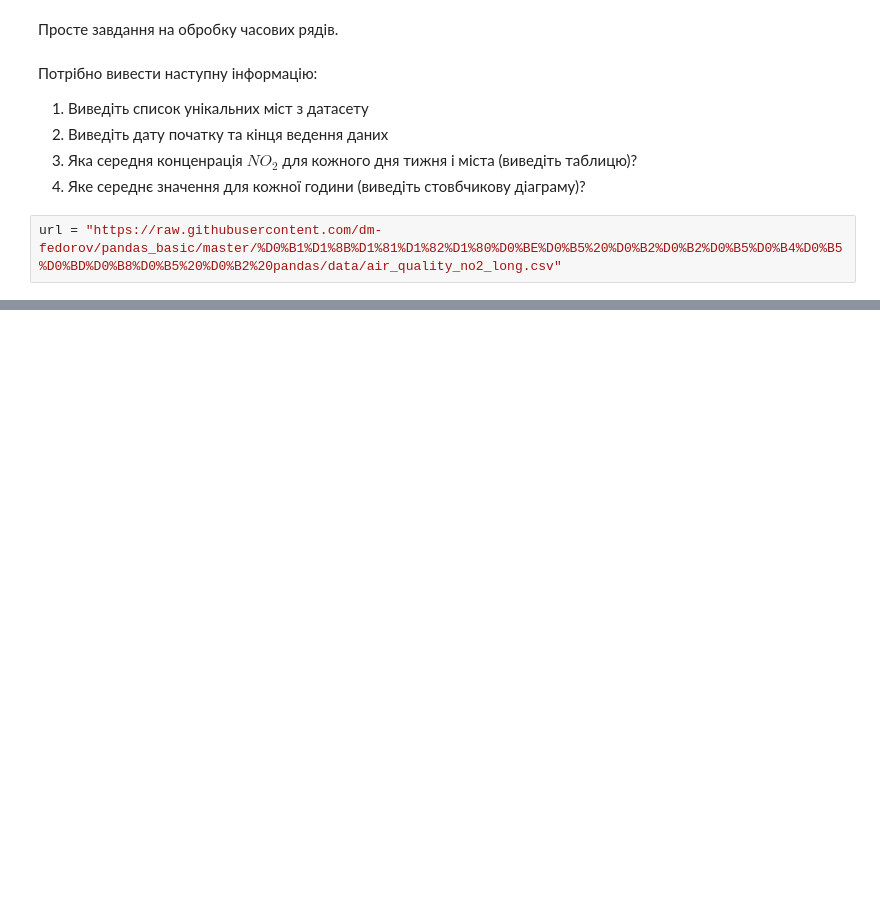
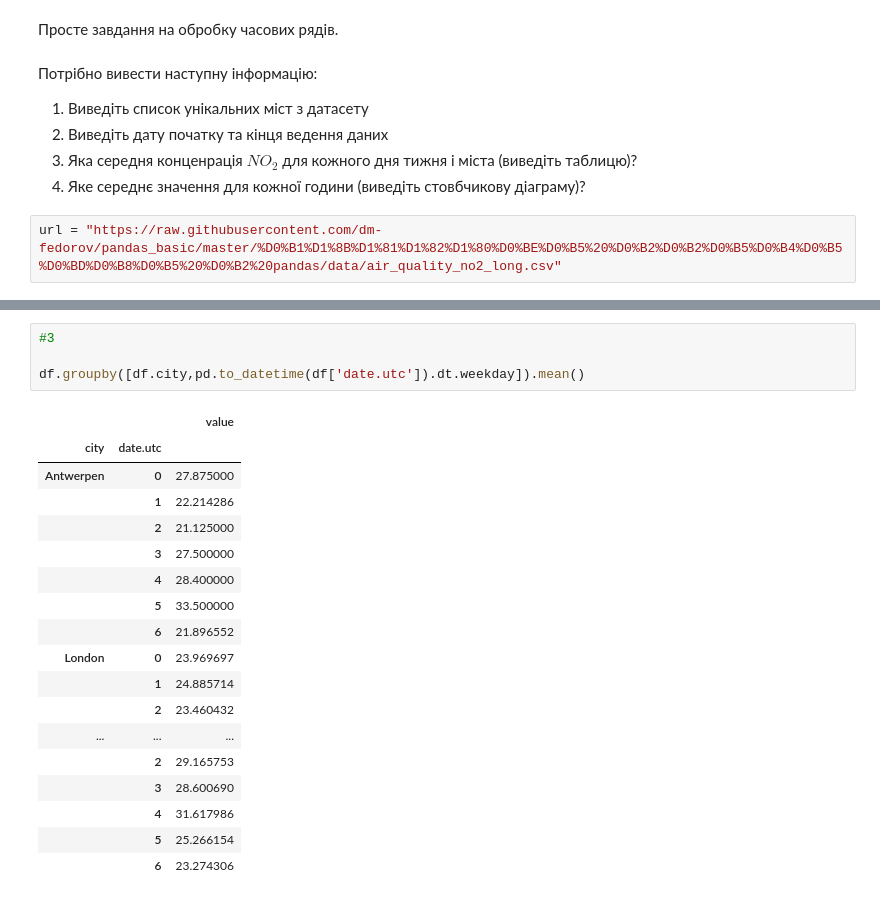
Before and after one commit to lukas1326/DS_6, a Jupyter notebook: Lab work 7.ipynb, the cells around one changed output, grey strips where cells are left out. Cells and saved outputs as stored; diff of their text form; blank space fills up the shorter version.

```diff
--- a/Lab work 7.ipynb
+++ b/Lab work 7.ipynb
@@ -216,0 +319,23 @@ url = "https://raw.githubusercontent.com/dm-fedorov/pandas_basic/master/%D0%B1%D
+# %%
+#3
+
+df.groupby([df.city,pd.to_datetime(df['date.utc']).dt.weekday]).mean()
+# %% [output]
+|  |  | value |
+| city | date.utc |  |
+| Antwerpen | 0 | 27.875000 |
+|  | 1 | 22.214286 |
+|  | 2 | 21.125000 |
+|  | 3 | 27.500000 |
+|  | 4 | 28.400000 |
+|  | 5 | 33.500000 |
+|  | 6 | 21.896552 |
+| London | 0 | 23.969697 |
+|  | 1 | 24.885714 |
+|  | 2 | 23.460432 |
+| ... | ... | ... |
+|  | 2 | 29.165753 |
+|  | 3 | 28.600690 |
+|  | 4 | 31.617986 |
+|  | 5 | 25.266154 |
+|  | 6 | 23.274306 |
```
Also changed, not shown: parts of 22 cells of this notebook.
